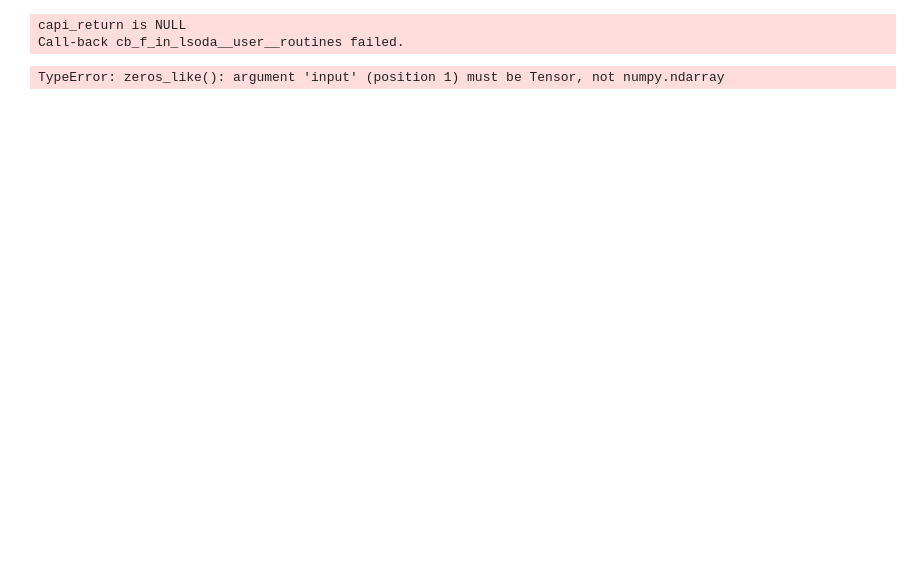
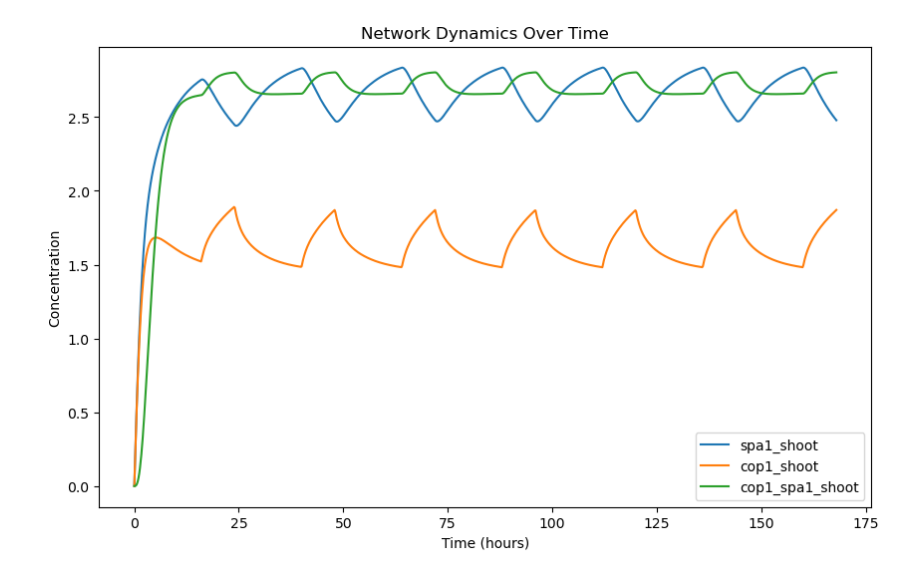
Before and after one commit to CropXR/HALCYON, a Jupyter notebook: testing.ipynb, the cells around one changed output. Saved outputs shown, nothing was run; the diff lists cells and outputs as text; code cells hidden in the pictures; blank space fills up the shorter version.

```diff
--- a/testing.ipynb
+++ b/testing.ipynb
@@ -12,6 +12,8 @@ import torch
 from mlmmint.Models.MechanisticModel import ComplexODEMechanisticModel
 from mlmmint.RegulatoryNetwork import RegulatoryNetwork
 # %%
+import sympy
+
 # 1) Define parameter dictionary
 param_dict = {
     "pSPA": 1.0, "dSPA": 0.1, "assCOP1SPA1": 0.2, "dissCOP1SPA1": 0.05,
@@ -59,20 +61,29 @@ input_dict = {
 #     "cop1_spa1_shoot": ["cop1_shoot", "spa1_shoot"],
 # }
 
-def build_network_from_ODE_dict(ODE_dict: dict, input_dict: dict):
+def build_network_from_ODE_dict(ODE_dict: dict, input_dict: dict, remove_linear_self_loops: bool = True):
     dependencies = {}
     gene_names = list(ODE_dict.keys())
     input_names = list(input_dict.keys()) if input_dict is not None else ["light", "heat", "drought"]
     for var, ODE in ODE_dict.items():
-        symbolic_vars = symbols(gene_names + input_names)
-        symbolic_expr = sympify(
-            ODE({v: symbolic_vars[i] for i, v in enumerate(gene_names)} |
-                {name: symbolic_vars[len(gene_names) + j] for j, name in enumerate(input_names)})
-        )
-        dependencies[var] = [
+        symbolic_vars = sympy.symbols(gene_names + input_names)
+        # Build a dict for the lambda
+        state_dict = {v: symbolic_vars[i] for i, v in enumerate(gene_names)}
+        state_dict.update({name: symbolic_vars[len(gene_names) + j] for j, name in enumerate(input_names)})
+        symbolic_expr = sympy.sympify(ODE(state_dict))
+        # Find all dependencies
+        deps = [
             str(sym) for sym in symbolic_expr.free_symbols
             if str(sym) in gene_names or str(sym) in input_names
         ]
+        # Only add self-loop if dependence on self is higher order (nonlinear)
+        if remove_linear_self_loops:
+            if var in deps:
+                var_sym = symbolic_vars[gene_names.index(var)]
+                # Check if the highest power of var is > 1
+                if sympy.degree(symbolic_expr, gen=var_sym) <= 1:
+                    deps.remove(var)
+        dependencies[var] = deps
 
     G = nx.DiGraph()
     for var, ODE in ODE_dict.items():
@@ -90,28 +101,29 @@ G = build_network_from_ODE_dict(ODE_dict, input_dict)
 
 
 
-# # 5) Write a wrapper to produce the derivative‐vector for scipy
-# def network_ODE(t, y):
-#     state = dict(zip(ODE_dict.keys(), y))
-#     # Update state with input values at time t
-#     for input_name, input_func in input_dict.items():
-#         state[input_name] = input_func(t)
-#     # Compute derivatives for each ODE variable
-#     dydt = np.zeros(len(ODE_dict))
-#     for i, (var, ode_func) in enumerate(ODE_dict.items()):
-#         dydt[i] = ode_func(state)
-#     return dydt
-#
-#
-# # 6) Integrate the ODEs
-# gene_names = list(ODE_dict.keys())
-# y0 = np.zeros(len(gene_names)) # initial conditions
-# solution = solve_ivp(network_ODE, [0, 7*24], y0, method="LSODA")
+# 5) Write a wrapper to produce the derivative‐vector for scipy
+def network_ODE(t, y):
+    state = dict(zip(ODE_dict.keys(), y))
+    # Update state with input values at time t
+    for input_name, input_func in input_dict.items():
+        state[input_name] = input_func(t)
+    # Compute derivatives for each ODE variable
+    dydt = np.zeros(len(ODE_dict))
+    for i, (var, ode_func) in enumerate(ODE_dict.items()):
+        dydt[i] = ode_func(state)
+    return dydt
+
+
+# 6) Integrate the ODEs
+gene_names = list(ODE_dict.keys())
+y0 = np.zeros(len(gene_names)) # initial conditions
+ODEsolution = solve_ivp(network_ODE, [0, 7*24], y0, method="LSODA")
 
 
 # create mechanistic model
 # MM = ComplexMechanisticModel(RegulatoryNetwork(G), param_dict)
-MM = ComplexODEMechanisticModel(ODE_dict, input_dict, param_dict)
+param_dict_torch = {k: torch.nn.Parameter(torch.tensor(v, dtype=torch.float32)) for k, v in param_dict.items()}
+MM = ComplexODEMechanisticModel(ODE_dict, input_dict, param_dict_torch)
 gene_names = list(ODE_dict.keys())
 
 # integrate the ODEs
@@ -127,20 +139,18 @@ y0 = torch.zeros(len(gene_names))  # initial conditions (non-zero positive value
 #     print(f"Integration failed: {e}")
 #     solution = None
 # print(MM.regulatory_network.nodes, G.nodes)
-solution = MM.integrate(y0, t_points)
-solution = solve_ivp(MM.forward, t_span=[0, 7*24], y0=y0, method="LSODA")
+MMsolution = MM.integrate(y0, t_points)
+# solution = solve_ivp(MM.forward, t_span=[0, 7*24], y0=y0, method="LSODA")
-# %% [output]
-capi_return is NULL
-Call-back cb_f_in_lsoda__user__routines failed.
-TypeError: zeros_like(): argument 'input' (position 1) must be Tensor, not numpy.ndarray
 # %%
 # 7) Plot the results
 fig, ax = plt.subplots(figsize=(10, 6))
 for i, var in enumerate(gene_names):
-    ax.plot(solution.t, solution.y[i], label=var)
+    ax.plot(t_points, MMsolution[i], label=var)
 ax.set_xlabel("Time (hours)")
 ax.set_ylabel("Concentration")
 ax.legend()
 plt.title("Network Dynamics Over Time")
 plt.show()
+# %% [output]
+[figure, added]
 # %%
```
Also changed, not shown: parts of 6 cells of this notebook, 3 other files.
